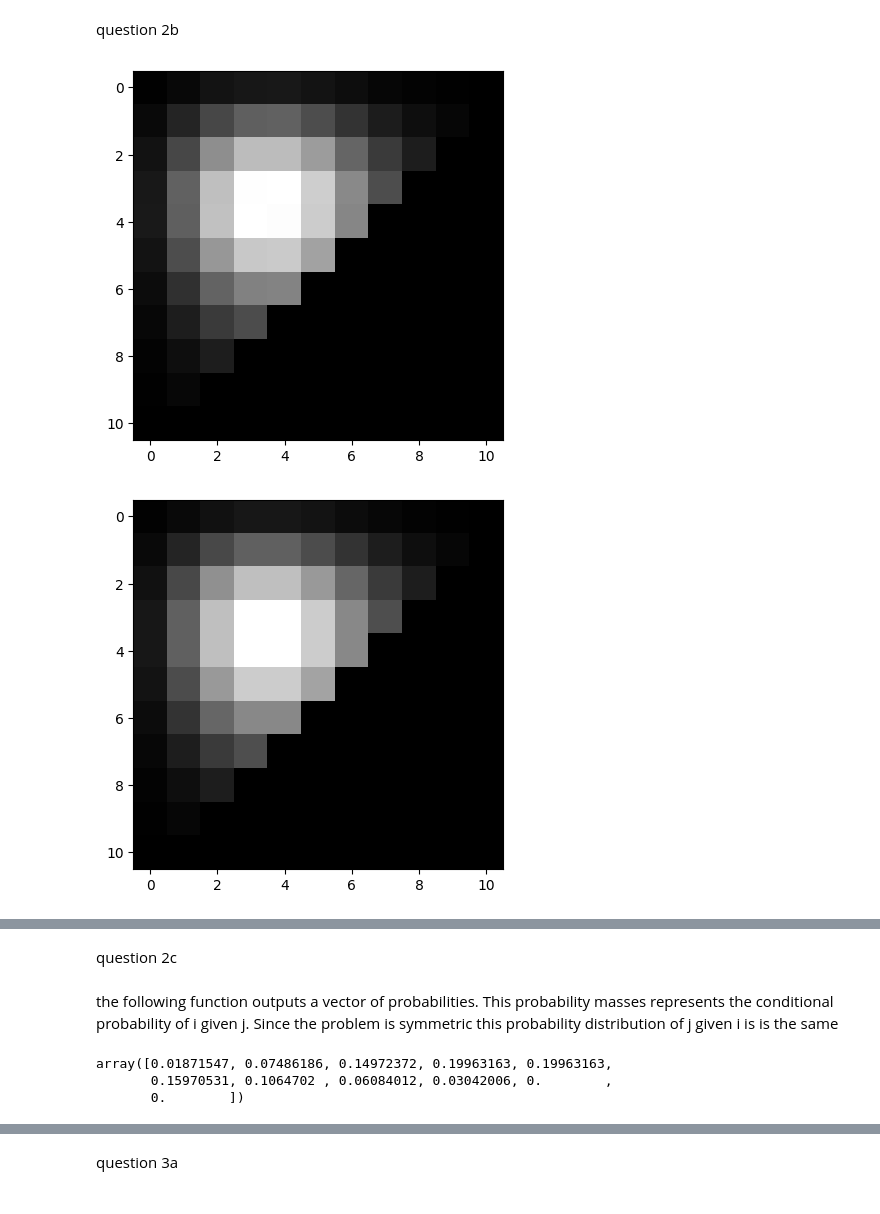
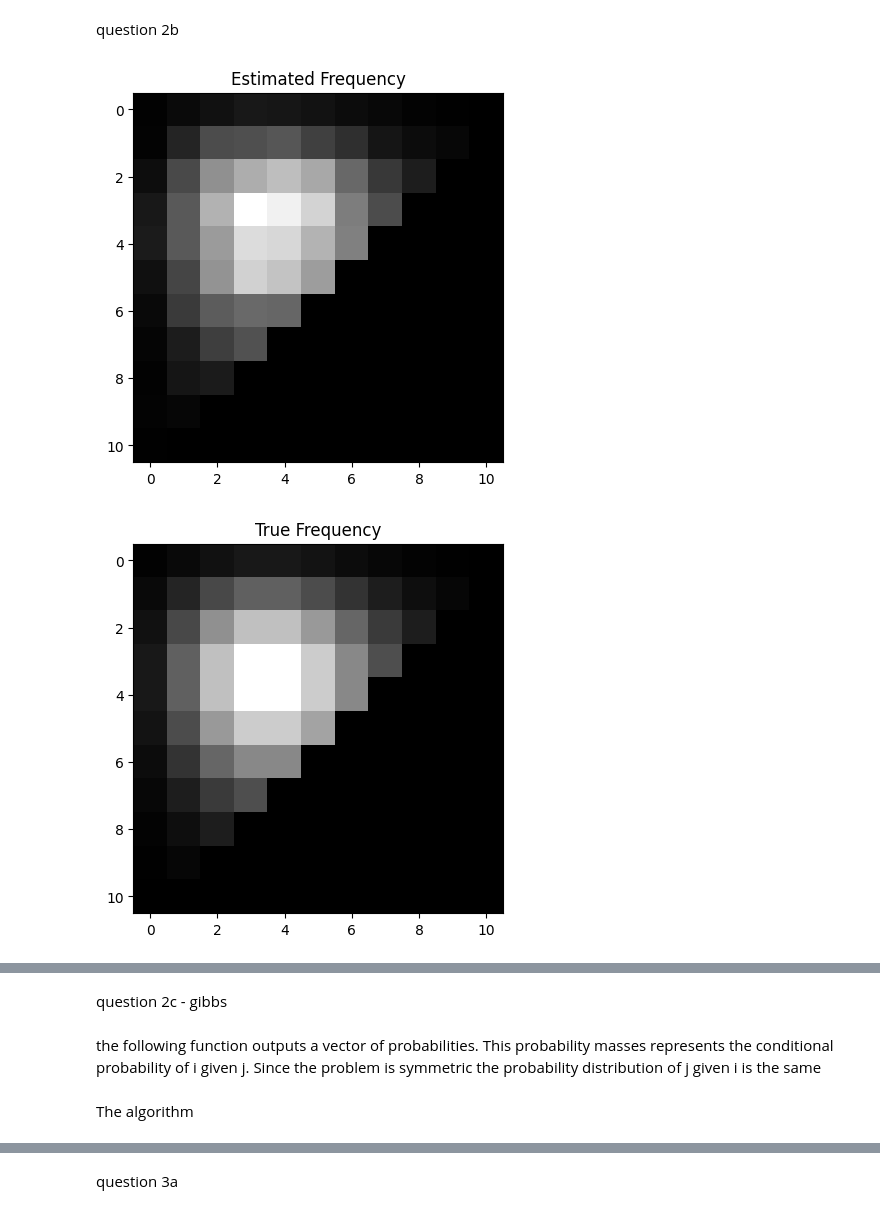
Before and after one commit to SigurdThorlund/02443-stochastic-simulation, a Jupyter notebook: Giacomo/ex6.ipynb, the cells around one changed output, grey strips where cells are left out. Drawn from its saved outputs; the diff is of its cells as text; code cells hidden in the pictures.

```diff
--- a/Giacomo/ex6.ipynb
+++ b/Giacomo/ex6.ipynb
@@ -79,15 +106,5 @@ def getNewIJ():
 # %%
-def g_2D(A1, A2, i, j):
-    return A1**i/np.math.factorial(i)*A2**j/np.math.factorial(j)
-
-def poisson2D():
-    res = np.zeros((11,11))
-    for i in range(11):
-        for j in range(0, 11 - i):
-            res[i,j] = g_2D(4,4,i,j)
-    return res/np.sum(res)
-
-def metropolis_hastings2D(init = [0,0], size = 500000):
+def metropolis_hastings2D(init = [0,0], size = 10000):
     A1 = 4
     A2 = 4
     m = 10
@@ -121,17 +138,12 @@ def metropolis_hastings2D(init = [0,0], size = 500000):
 
 vals = metropolis_hastings2D()[::4]
 
-counts = np.empty((11,11))
-for i in range(11):
-    for j in range(11):
-        counts[i,j] = np.sum(np.logical_and(vals[:,0]==i, vals[:,1]==j))
+show_comparison2D(vals, poisson2D()*vals.shape[0])
 
-plt.imshow(counts, cmap = 'gray')
-plt.show()
-plt.imshow(poisson2D()*vals.shape[0], cmap = 'gray')
-plt.show()
+
 true_f = poisson2D()*vals.shape[0]
 
+mask = true_f !=0
 p = []
 for i in range(100):
     vals = metropolis_hastings2D()[::4] # the values are dependent with each other
@@ -140,7 +152,7 @@ for i in range(100):
         for j in range(11):
             counts[i,j] = np.sum(np.logical_and(vals[:,0]==i, vals[:,1]==j))
     true_f = poisson2D()*vals.shape[0]
-    p.append(stats.chisquare(counts[counts!=0].flatten(), true_f[true_f!=0].flatten())[1])
+    p.append(stats.chisquare(counts[mask].flatten(), true_f[mask].flatten())[1])
 
 plt.hist(p)
 plt.show()
@@ -151,7 +163,7 @@ plt.show()
 # %% [markdown]
 question 2b
 # %%
-def metropolis_hastings2D_coord(init = [0,0], size = 500000):
+def metropolis_hastings2D_coord(init = [0,0], size = 10000):
     A1 = 4
     A2 = 4
     m = 10
@@ -178,41 +190,35 @@ def metropolis_hastings2D_coord(init = [0,0], size = 500000):
             j = new_j
         else:
             p = np.random.rand(1)
             if (p < gy/gx):
                 res[n,:] = [new_i, new_j]
                 i = new_i
                 j = new_j
             else:
                 res[n,:] = [i,j]
         n += 1
         direction = not direction
     return res
 
 vals = metropolis_hastings2D_coord()
 
-counts = np.empty((11,11))
-for i in range(11):
-    for j in range(11):
-        counts[i,j] = np.sum(np.logical_and(vals[:,0]==i, vals[:,1]==j))
+show_comparison2D(vals, poisson2D()*vals.shape[0])
 
-plt.imshow(counts, cmap = 'gray')
-plt.show()
-plt.imshow(poisson2D()*vals.shape[0], cmap = 'gray')
-plt.show()
 true_f = poisson2D()*vals.shape[0]
+mask = true_f !=0
 
 p = []
 for i in range(100):
     vals = metropolis_hastings2D_coord()[::4] # the values are dependent with each other
     counts = np.empty((11,11))
     for i in range(11):
         for j in range(11):
             counts[i,j] = np.sum(np.logical_and(vals[:,0]==i, vals[:,1]==j))
     true_f = poisson2D()*vals.shape[0]
-    p.append(stats.chisquare(counts[counts!=0].flatten(), true_f[true_f!=0].flatten())[1])
+    p.append(stats.chisquare(counts[mask].flatten(), true_f[mask].flatten())[1])
 
 plt.hist(p)
 plt.show()
 # %% [output]
-[figure, old version]
+[figure, new version]
-[figure, old version]
+[figure, new version]
@@ -219,20 +226,16 @@ plt.show()
 # %% [markdown]
-question 2c
+question 2c - gibbs
 # %% [markdown]
-the following function outputs a vector of probabilities. This probability masses represents the conditional probability of i given j. Since the problem is symmetric this probability distribution of j given i is is the same
+the following function outputs a vector of probabilities. This probability masses represents the conditional probability of i given j. Since the problem is symmetric the probability distribution of j given i is the same
 # %%
 #exploits symmetries in the distribution
 def condProb(j):
+    probs = poisson2D()
+    s = np.sum(probs[j,:])
     p = np.zeros(11)
-    s = np.sum([g_2D(4,4,z,j) for z in range(len(p) - j)])
-    for k in range(len(p) - j):
-        p[k] = g_2D(4,4,k,j)/s
+    for k in range(len(p)):
+        p[k] = probs[j,k]/s
     return p
-
-p = condProb(2)
-p
-# %% [output]
-array([0.01871547, 0.07486186, 0.14972372, 0.19963163, 0.19963163,
-       0.15970531, 0.1064702 , 0.06084012, 0.03042006, 0.        ,
-       0.        ])
+# %% [markdown]
+The algorithm
 # %%
```
Also changed, not shown: parts of 10 cells of this notebook, 1 other file.
